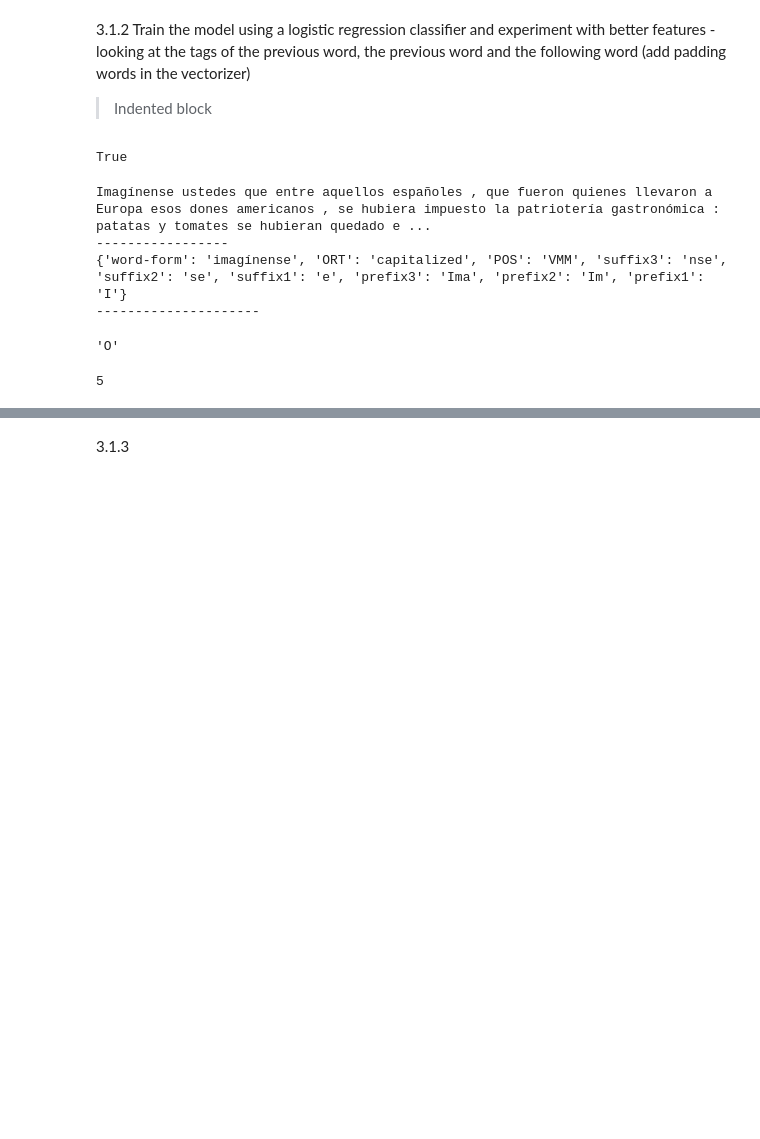
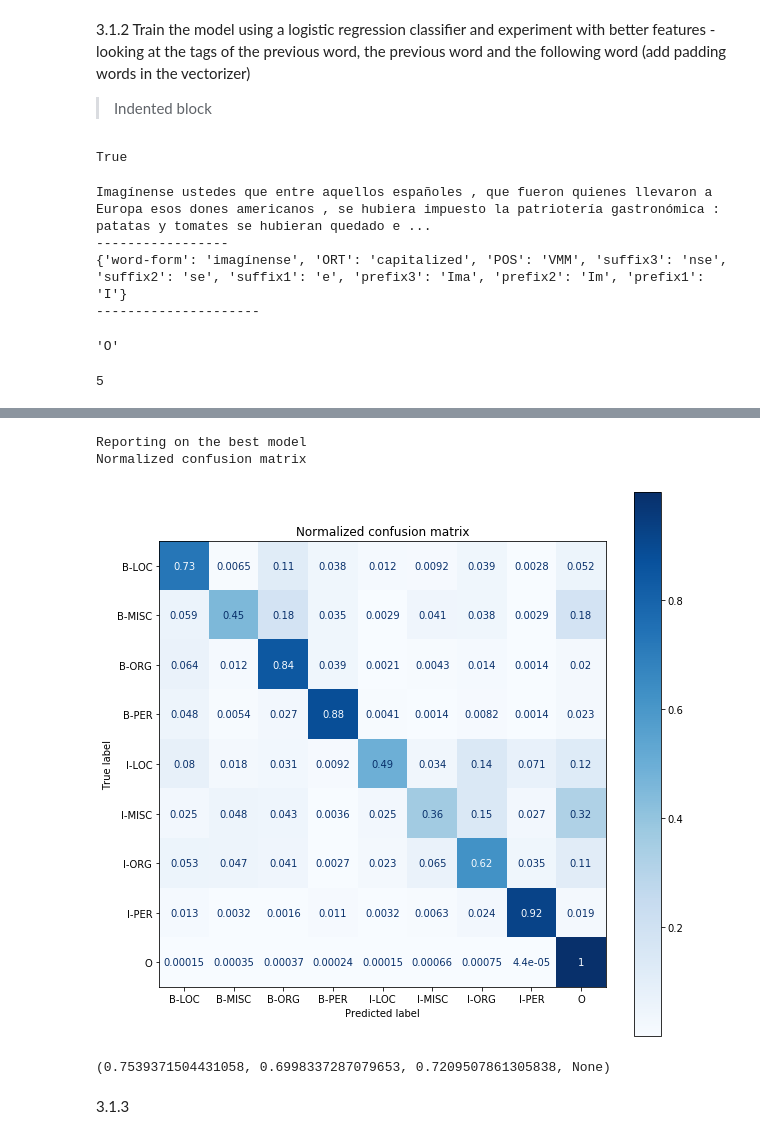
Before and after one commit to NitCoh/NLPAss2, a Jupyter notebook: NLP_Ass2.ipynb, the cells around one changed output, grey strips where cells are left out. Drawn from its saved outputs; the diff is of its cells as text; code cells hidden in the pictures; blank space fills up the shorter version.

```diff
--- a/NLP_Ass2.ipynb
+++ b/NLP_Ass2.ipynb
@@ -594,5 +674,5 @@ y_test_esp = y_data_set[sets.t_esp.value]
 # %%
-xtr,xv,xt = xtr_xv_xt[0]
+xtr,xv,xt = xtr_xv_xt[4]
 xtr[0]
 # %% [output]
 {'ORT': 'capitalized',
@@ -719,3 +780,17 @@ for i, (xtr, xv, xt) in enumerate(xtr_xv_xt):
+# %%
+print("Reporting on the best model")
+i=4
+(xtr, xv, xt) = xtr_xv_xt[4]
+best_v = vectorizers[i]
+best_clf = regressors[i]
+XTest = v.transform(xt)
+plot_conf_mat(best_clf,XTest,y_test_esp)
+plot_prec_recall_fmeasure(best_clf,XTest,y_test_esp)
+# %% [output]
+Reporting on the best model
+Normalized confusion matrix
+[figure, added]
+(0.7539371504431058, 0.6998337287079653, 0.7209507861305838, None)
 # %% [markdown]
 3.1.3
 # %%
```
Also changed, not shown: parts of 35 cells of this notebook.
